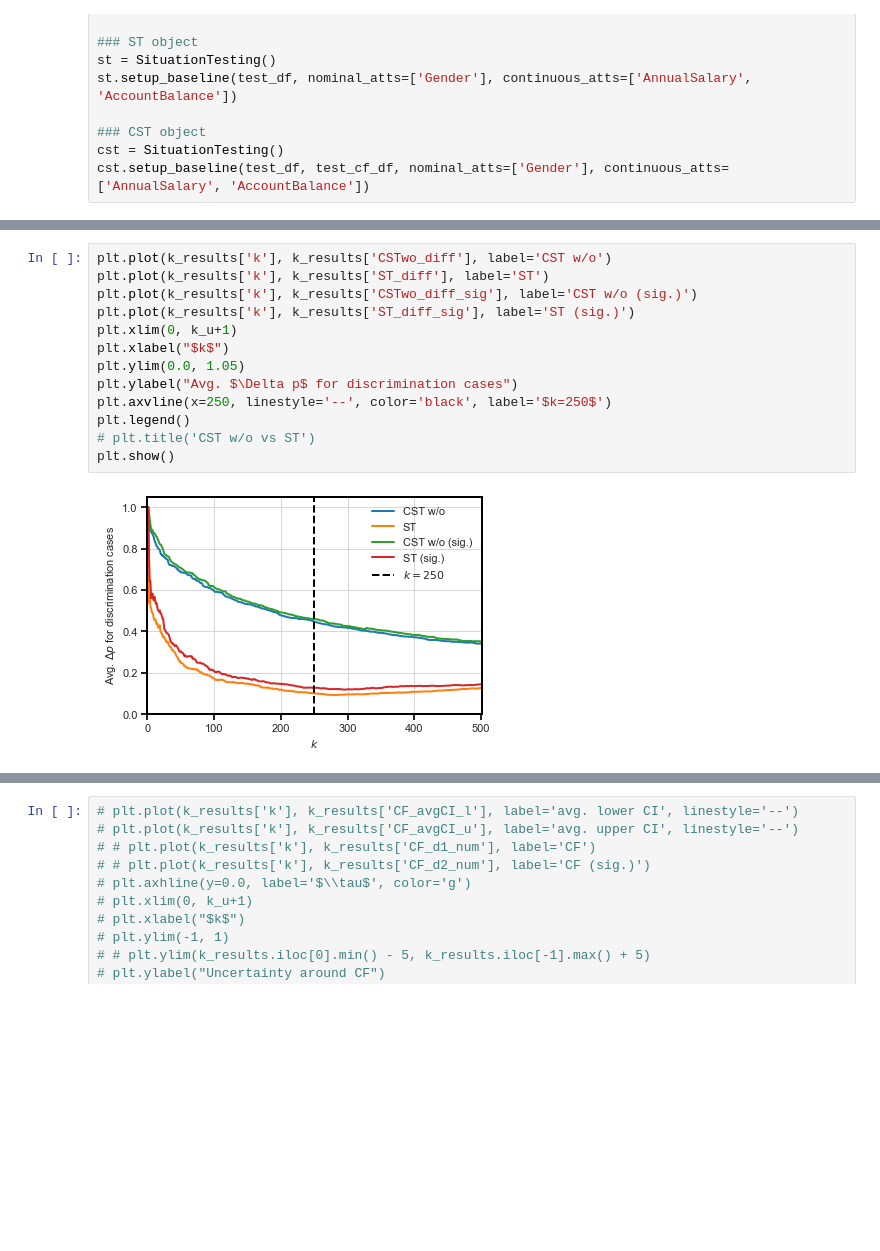
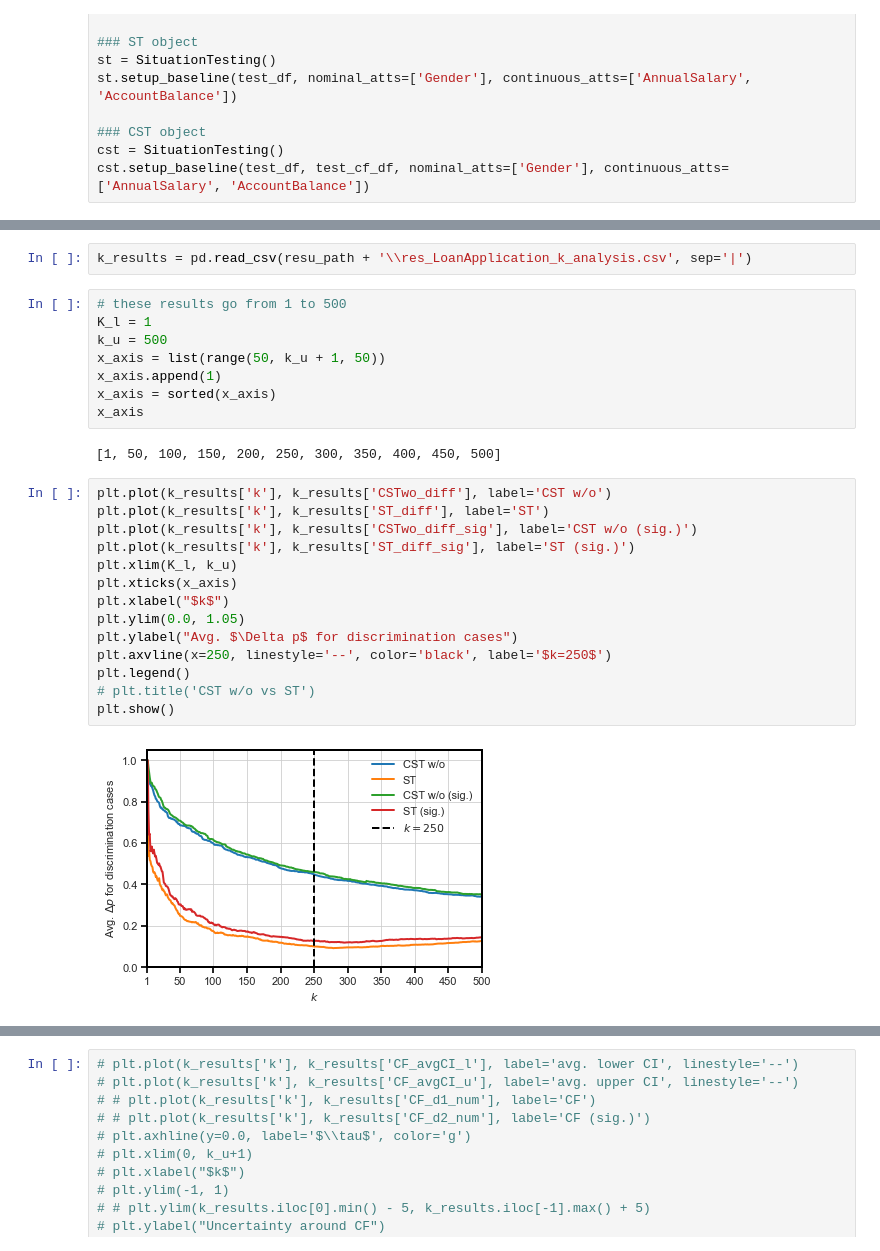
Before and after one commit to cc-jalvarez/counterfactual-situation-testing, a Jupyter notebook: src/analysis_k_param.ipynb, the cells around one changed output, grey strips where cells are left out. Drawn from its saved outputs; the diff is of its cells as text; blank space fills up the shorter version.

Commit message:
updated x-axis for k analysis (up to k=500) plots for Sec 5.2: from 1 to 500

```diff
--- a/src/analysis_k_param.ipynb
+++ b/src/analysis_k_param.ipynb
@@ -142,18 +124,31 @@ print('=== SAVED ===')
+# %%
+k_results = pd.read_csv(resu_path + '\\res_LoanApplication_k_analysis.csv', sep='|')
+# %%
+# these results go from 1 to 500
+K_l = 1
+k_u = 500
+x_axis = list(range(50, k_u + 1, 50))
+x_axis.append(1)
+x_axis = sorted(x_axis)
+x_axis
+# %% [output]
+[1, 50, 100, 150, 200, 250, 300, 350, 400, 450, 500]
 # %%
 plt.plot(k_results['k'], k_results['CSTwo_diff'], label='CST w/o')
 plt.plot(k_results['k'], k_results['ST_diff'], label='ST')
 plt.plot(k_results['k'], k_results['CSTwo_diff_sig'], label='CST w/o (sig.)')
 plt.plot(k_results['k'], k_results['ST_diff_sig'], label='ST (sig.)')
-plt.xlim(0, k_u+1)
+plt.xlim(K_l, k_u)
+plt.xticks(x_axis)
 plt.xlabel("$k$")
 plt.ylim(0.0, 1.05)
 plt.ylabel("Avg. $\Delta p$ for discrimination cases")
 plt.axvline(x=250, linestyle='--', color='black', label='$k=250$')
 plt.legend()
 # plt.title('CST w/o vs ST')
 plt.show()
 # %% [output]
-[figure, old version]
+[figure, new version]
 # %%
 plt.plot(k_results['k'], k_results['CSTwo_num'], label='CST w/o')
 plt.plot(k_results['k'], k_results['ST_num'], label='ST')
```
Also changed, not shown: parts of 6 cells of this notebook.
